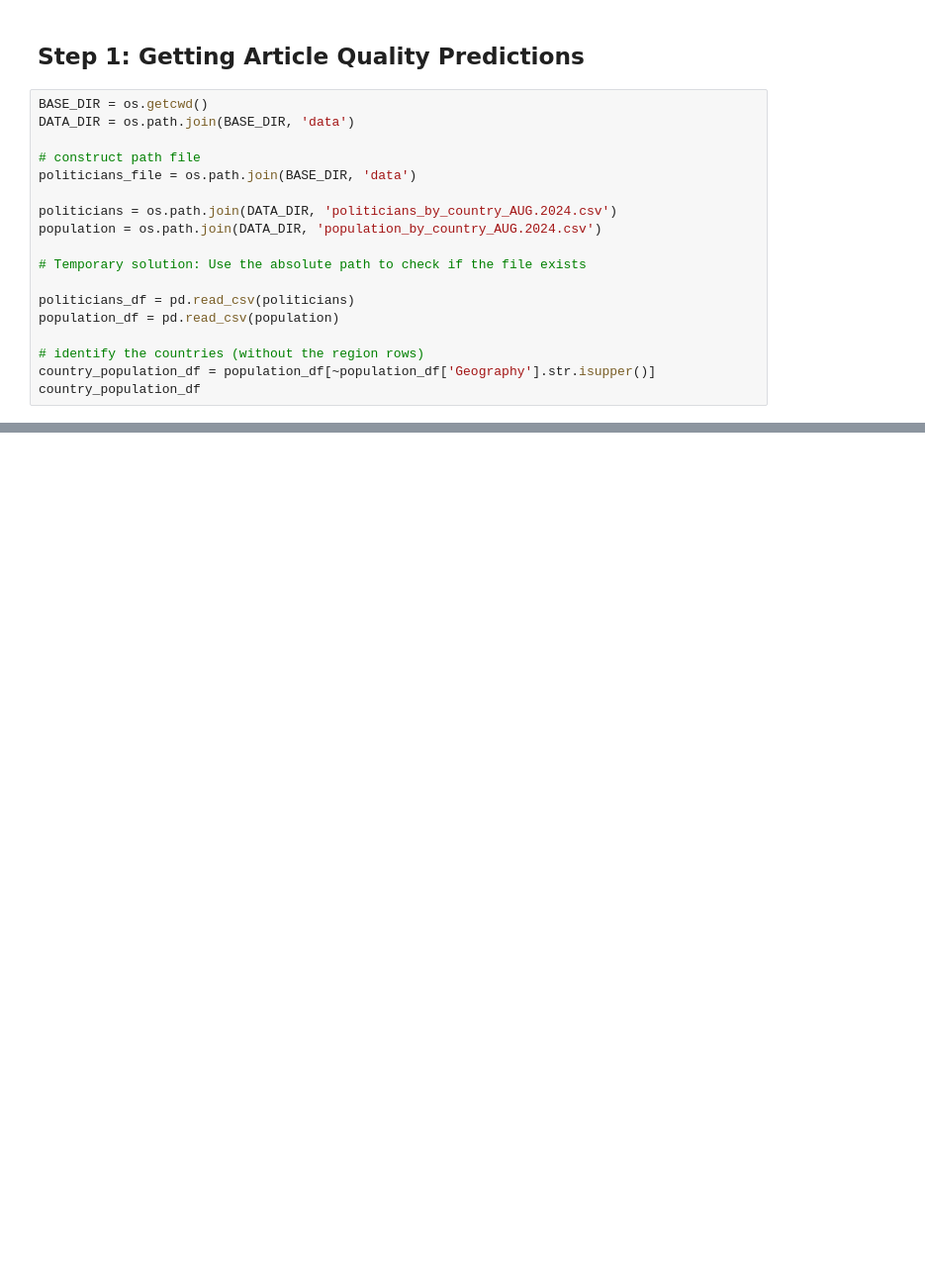
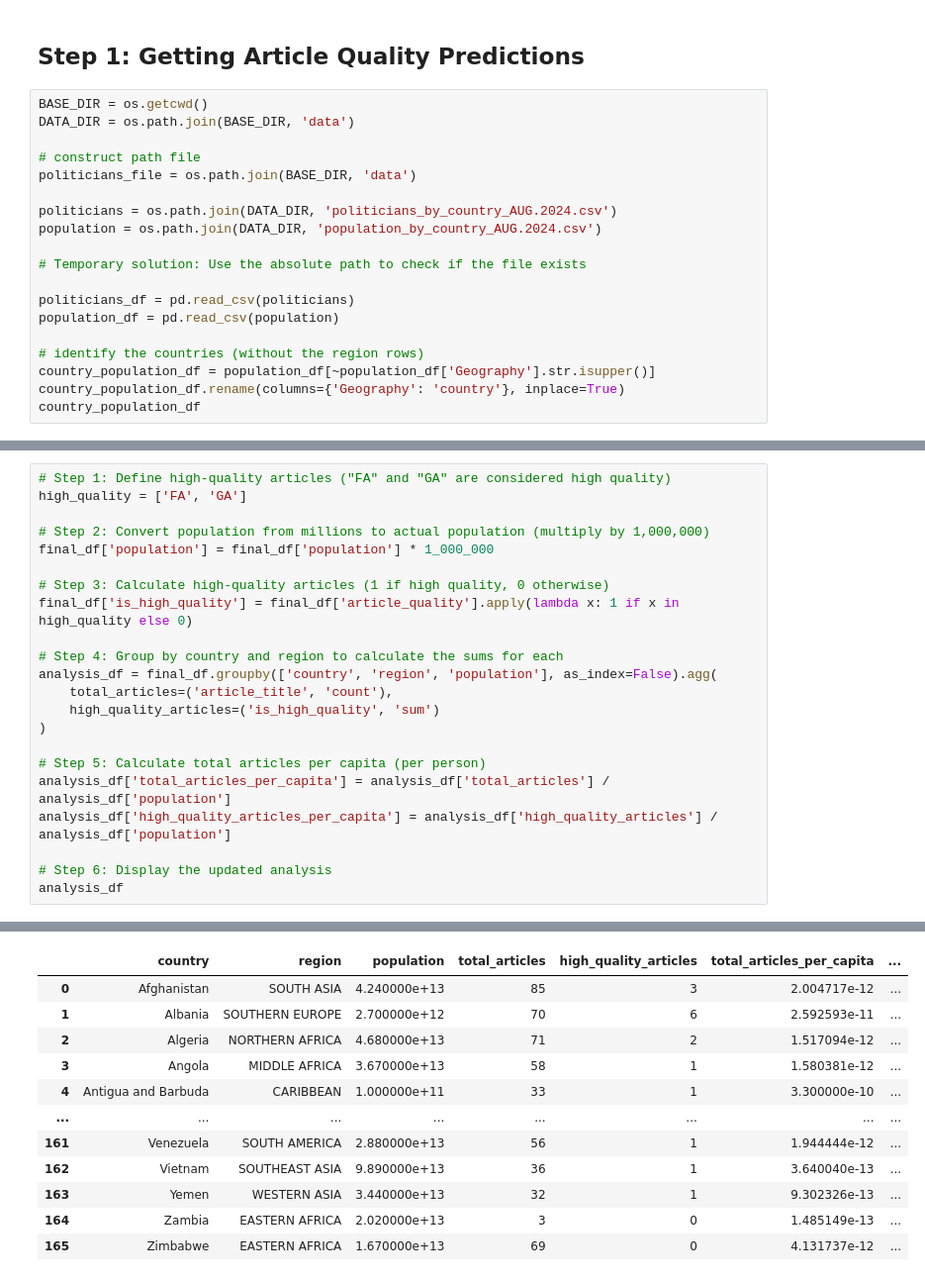
Before and after one commit to salelbakri/data-512-homework_2, a Jupyter notebook: HW2_code.ipynb, the cells around one changed output, grey strips where cells are left out. Shown at 99% size. Cells and saved outputs as stored; diff of their text form; blank space fills up the shorter version.

```diff
--- a/HW2_code.ipynb
+++ b/HW2_code.ipynb
@@ -21,5 +23,6 @@ population_df = pd.read_csv(population)
 
 # identify the countries (without the region rows)
 country_population_df = population_df[~population_df['Geography'].str.isupper()]
+country_population_df.rename(columns={'Geography': 'country'}, inplace=True)
 country_population_df
 # %% [output]
@@ -26,0 +490,23 @@ FileNotFoundError: [Errno 2] No such file or directory: '/data/politicians_by_co
+# %%
+# Step 1: Define high-quality articles ("FA" and "GA" are considered high quality)
+high_quality = ['FA', 'GA']
+
+# Step 2: Convert population from millions to actual population (multiply by 1,000,000)
+final_df['population'] = final_df['population'] * 1_000_000
+
+# Step 3: Calculate high-quality articles (1 if high quality, 0 otherwise)
+final_df['is_high_quality'] = final_df['article_quality'].apply(lambda x: 1 if x in high_quality else 0)
+
+# Step 4: Group by country and region to calculate the sums for each
+analysis_df = final_df.groupby(['country', 'region', 'population'], as_index=False).agg(
+    total_articles=('article_title', 'count'),
+    high_quality_articles=('is_high_quality', 'sum')
+)
+
+# Step 5: Calculate total articles per capita (per person)
+analysis_df['total_articles_per_capita'] = analysis_df['total_articles'] / analysis_df['population']
+analysis_df['high_quality_articles_per_capita'] = analysis_df['high_quality_articles'] / analysis_df['population']
+
+# Step 6: Display the updated analysis
+analysis_df
+# %% [output]
@@ -26,0 +523,12 @@ FileNotFoundError: [Errno 2] No such file or directory: '/data/politicians_by_co
+|  | country | region | population | total_articles | high_quality_articles | total_articles_per_capita | ... |
+| 0 | Afghanistan | SOUTH ASIA | 4.240000e+13 | 85 | 3 | 2.004717e-12 | ... |
+| 1 | Albania | SOUTHERN EUROPE | 2.700000e+12 | 70 | 6 | 2.592593e-11 | ... |
+| 2 | Algeria | NORTHERN AFRICA | 4.680000e+13 | 71 | 2 | 1.517094e-12 | ... |
+| 3 | Angola | MIDDLE AFRICA | 3.670000e+13 | 58 | 1 | 1.580381e-12 | ... |
+| 4 | Antigua and Barbuda | CARIBBEAN | 1.000000e+11 | 33 | 1 | 3.300000e-10 | ... |
+| ... | ... | ... | ... | ... | ... | ... | ... |
+| 161 | Venezuela | SOUTH AMERICA | 2.880000e+13 | 56 | 1 | 1.944444e-12 | ... |
+| 162 | Vietnam | SOUTHEAST ASIA | 9.890000e+13 | 36 | 1 | 3.640040e-13 | ... |
+| 163 | Yemen | WESTERN ASIA | 3.440000e+13 | 32 | 1 | 9.302326e-13 | ... |
+| 164 | Zambia | EASTERN AFRICA | 2.020000e+13 | 3 | 0 | 1.485149e-13 | ... |
+| 165 | Zimbabwe | EASTERN AFRICA | 1.670000e+13 | 69 | 0 | 4.131737e-12 | ... |
```
Also changed, not shown: parts of 25 cells of this notebook.
